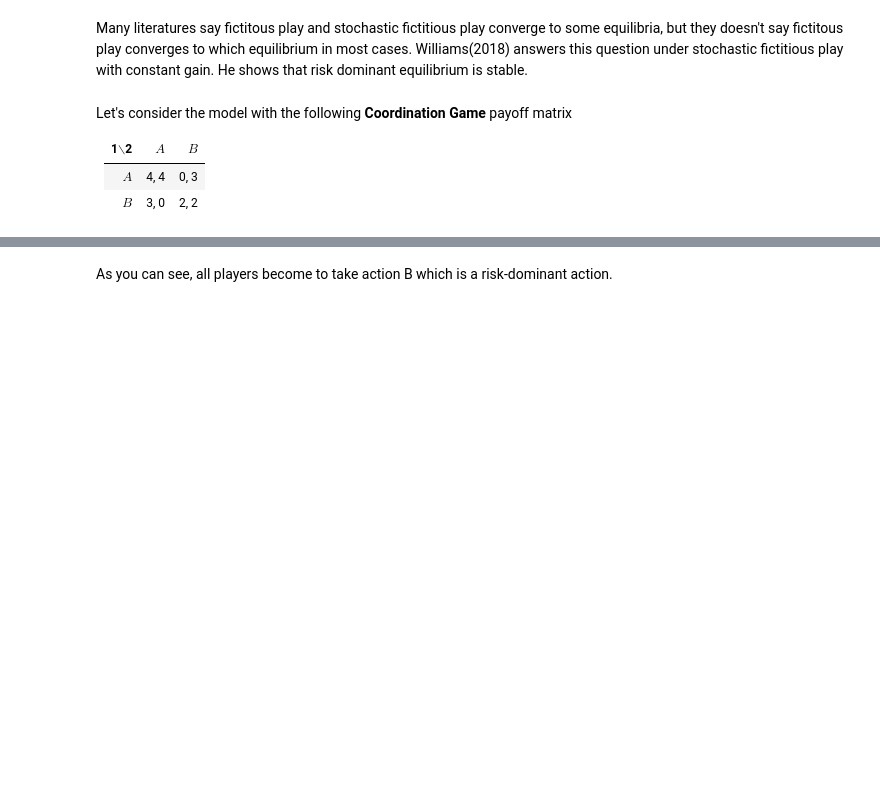
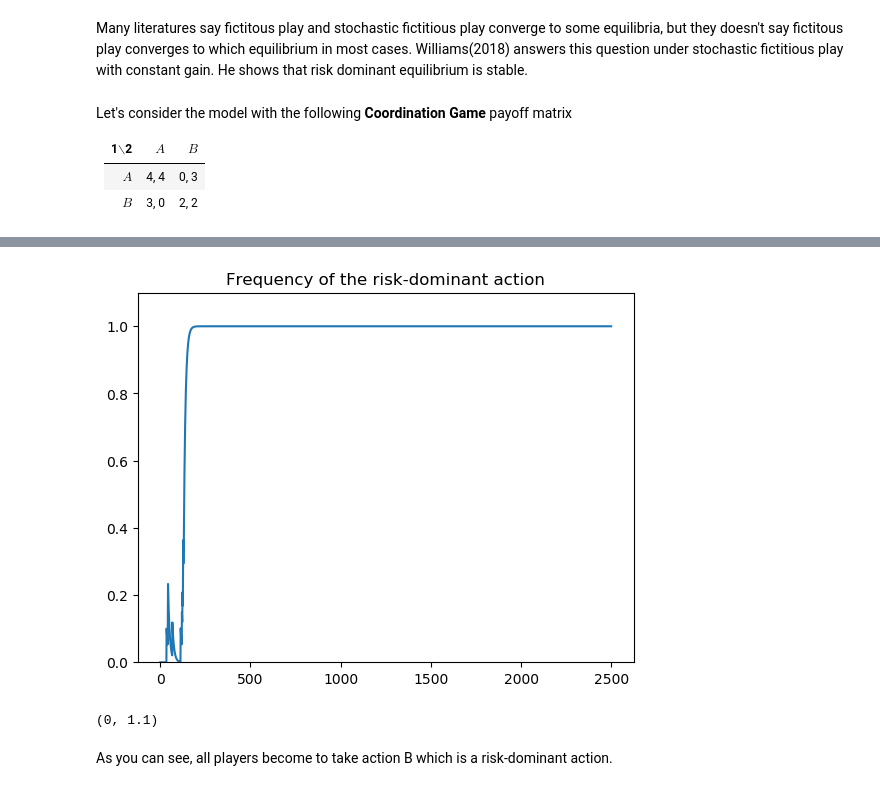
Before and after one commit to QuantEcon/game-theory-notebooks, a Jupyter notebook: fictplay_jl.ipynb, the cells around one changed output, grey strips where cells are left out. Cells and saved outputs as stored; diff of their text form; code cells hidden in the pictures; blank space fills up the shorter version.

```diff
--- a/fictplay_jl.ipynb
+++ b/fictplay_jl.ipynb
@@ -352,8 +364,14 @@ StochasticFictitiousPlay{2,Int64,Normal{Float64},ConstantGain{Float64}}((2×2 Pl
 # %%
 ts_length = 2500
 init_actions = (1,1)
 series = time_series(scg,ts_length,init_actions)
-plot(series[1][2,:], ylims=(0, 1), legend=false, title="Frequency of the risk-dominant action")
+ax = PyPlot.subplot()
+ax.plot(series[1][2,:])
+ax.set_title("Frequency of the risk-dominant action")
+getproperty(ax, :set_ylim)(0, 1.1)
+# %% [output]
+[figure, added]
+(0, 1.1)
 # %% [markdown]
 As you can see, all players become to take action B which is a risk-dominant action.
 # %% [markdown]
```
Also changed, not shown: parts of 18 cells of this notebook, 3 other files.
